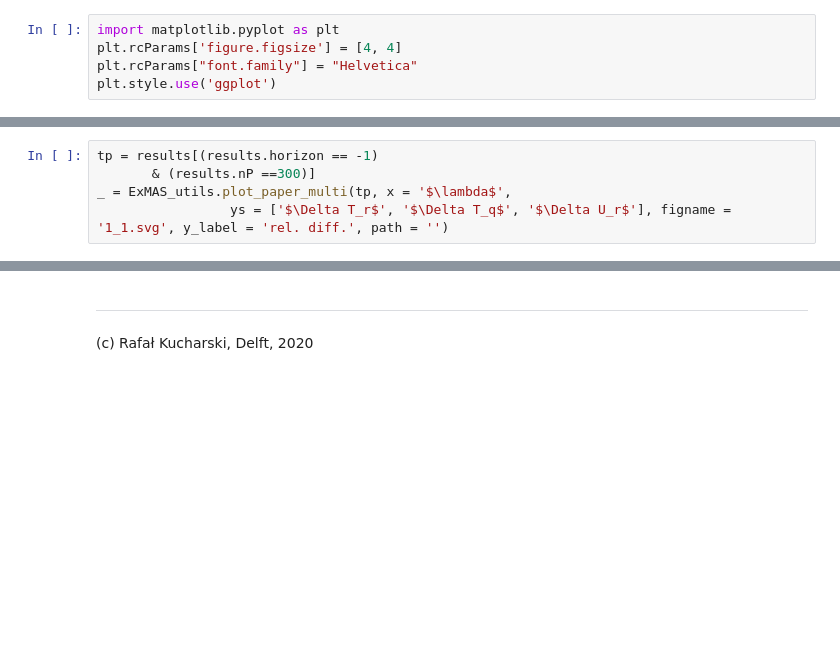
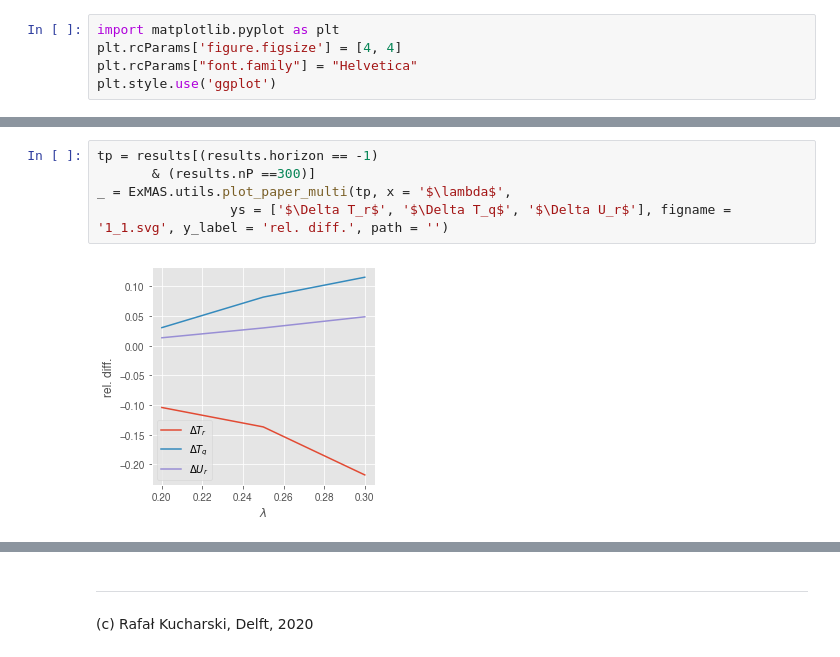
Before and after one commit to RafalKucharskiPK/ExMAS, a Jupyter notebook: ExMAS/notebooks/05_Parallel_experiments.ipynb, the cells around one changed output, grey strips where cells are left out. Cells and saved outputs as stored; diff of their text form; blank space fills up the shorter version.

```diff
--- a/ExMAS/notebooks/05_Parallel_experiments.ipynb
+++ b/ExMAS/notebooks/05_Parallel_experiments.ipynb
@@ -90,8 +88,10 @@ _ = ExMAS_utils.plot_paper_multi(tp, x = '$Q$',
 # %%
 tp = results[(results.horizon == -1)
        & (results.nP ==300)]
-_ = ExMAS_utils.plot_paper_multi(tp, x = '$\lambda$',
+_ = ExMAS.utils.plot_paper_multi(tp, x = '$\lambda$',
                  ys = ['$\Delta T_r$', '$\Delta T_q$', '$\Delta U_r$'], figname = '1_1.svg', y_label = 'rel. diff.', path = '')
+# %% [output]
+[figure, added]
 # %%
 tp = results[(results.shared_discount == 0.3)
        & (results.nP ==300)]
```
Also changed, not shown: parts of 6 cells of this notebook, 1 other file.
